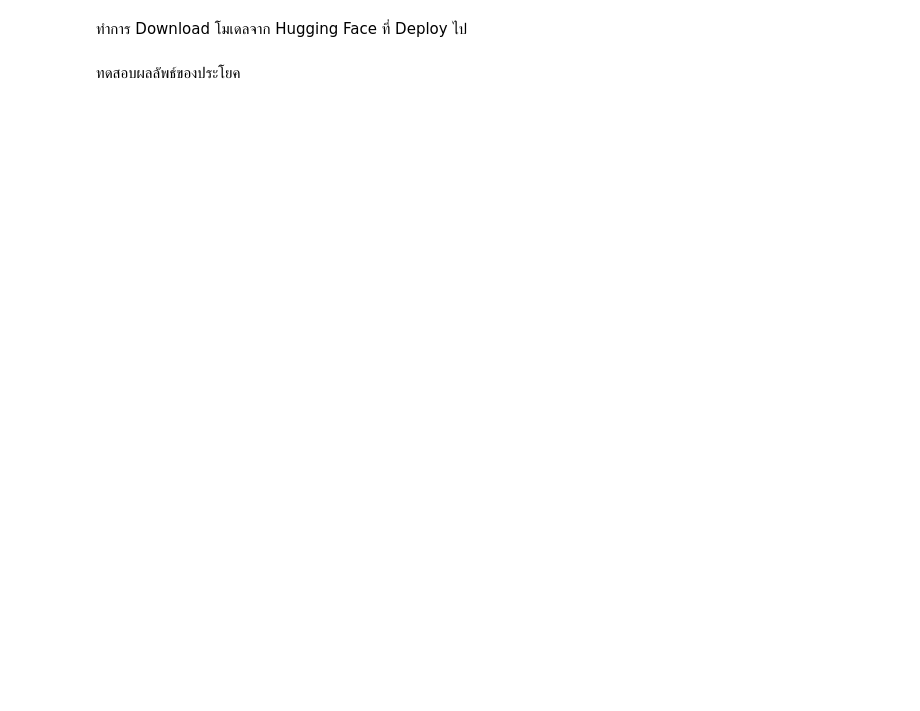
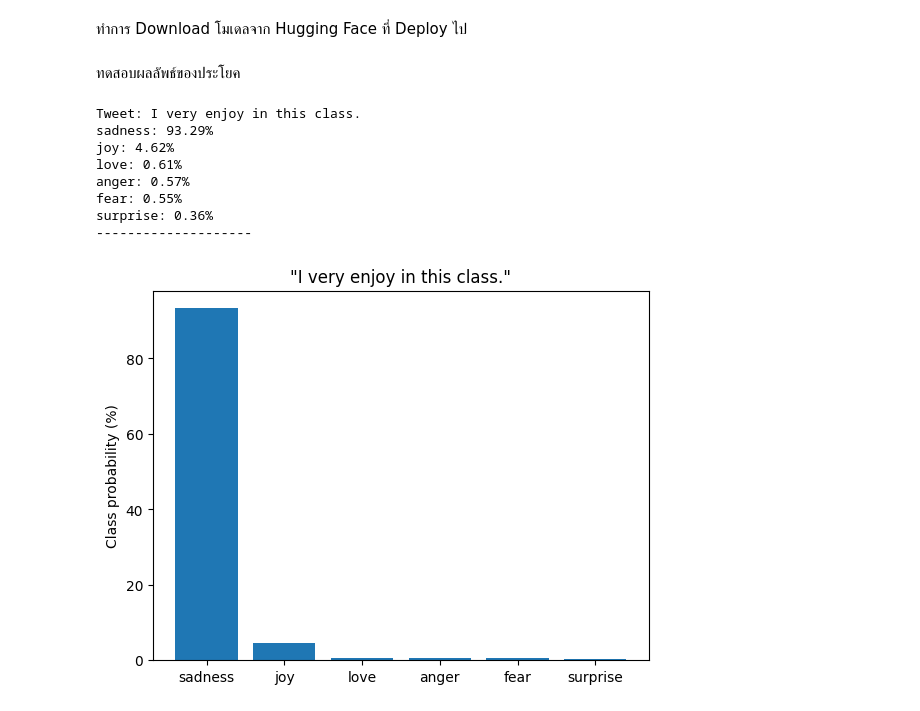
Before and after one commit to Posathip/GenAICode, a Jupyter notebook: GenAI_Classification.ipynb, the cells around one changed output. Cells and saved outputs as stored; diff of their text form; code cells hidden in the pictures; blank space fills up the shorter version.

```diff
--- a/GenAI_Classification.ipynb
+++ b/GenAI_Classification.ipynb
@@ -348,27 +521,43 @@ classifier = pipeline("text-classification", model=model_id)
 # %%
 import pandas as pd
 import matplotlib.pyplot as plt
 
 
 emotions = ["sadness", "joy", "love", "anger", "fear", "surprise"]
 
 custom_tweet = "I very enjoy in this class."
-preds = classifier(custom_tweet, return_all_scores=True)
+
+
+
+preds = classifier(custom_tweet, top_k=None)
 
 print(f"Tweet: {custom_tweet}")
 
 
-for i, pred in enumerate(preds[0]):
+results = preds[0] if isinstance(preds[0], list) else preds
+
+for i, pred in enumerate(results):
+    # Map the emotion names to the results
     label_name = emotions[i]
     print(f"{label_name}: {pred['score']*100:.2f}%")
 
 print("-" * 20)
 
+# Create DataFrame and plot
+preds_df = pd.DataFrame(results)
+preds_df["label_name"] = emotions
 
-preds_df = pd.DataFrame(preds[0])
-preds_df["label"] = emotions
-
-plt.bar(preds_df["label"], 100 * preds_df["score"], color='C0')
+plt.bar(preds_df["label_name"], 100 * preds_df["score"], color='C0')
 plt.title(f'"{custom_tweet}"')
 plt.ylabel("Class probability (%)")
 plt.show()
+# %% [output]
+Tweet: I very enjoy in this class.
+sadness: 93.29%
+joy: 4.62%
+love: 0.61%
+anger: 0.57%
+fear: 0.55%
+surprise: 0.36%
+--------------------
+[figure, added]
```
Also changed, not shown: parts of 35 cells of this notebook.
